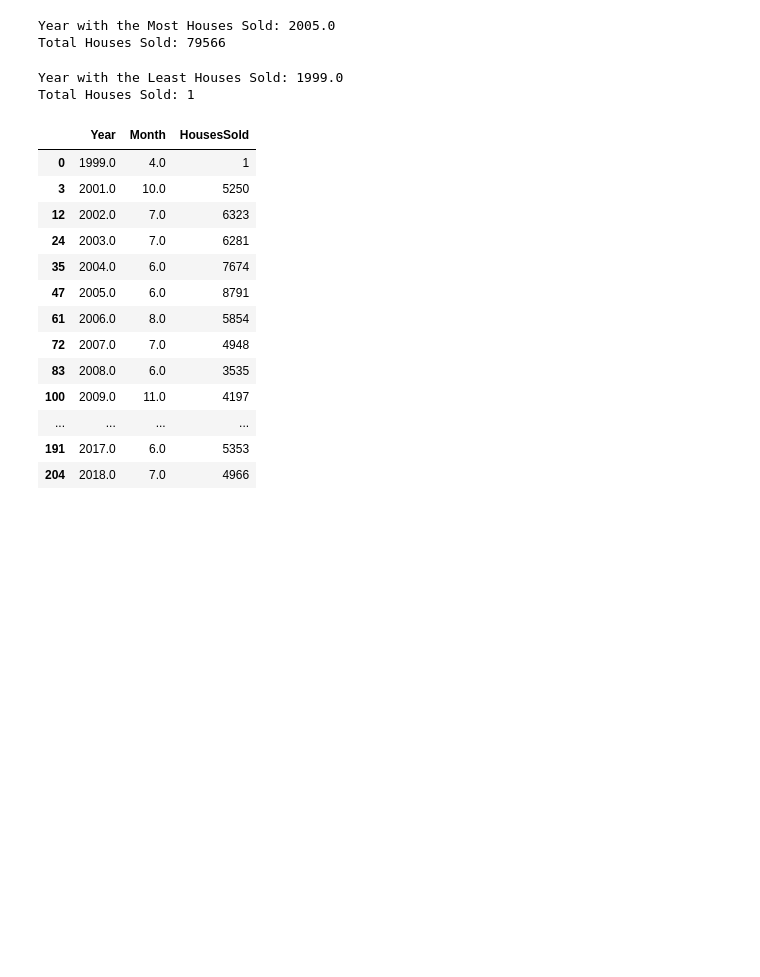
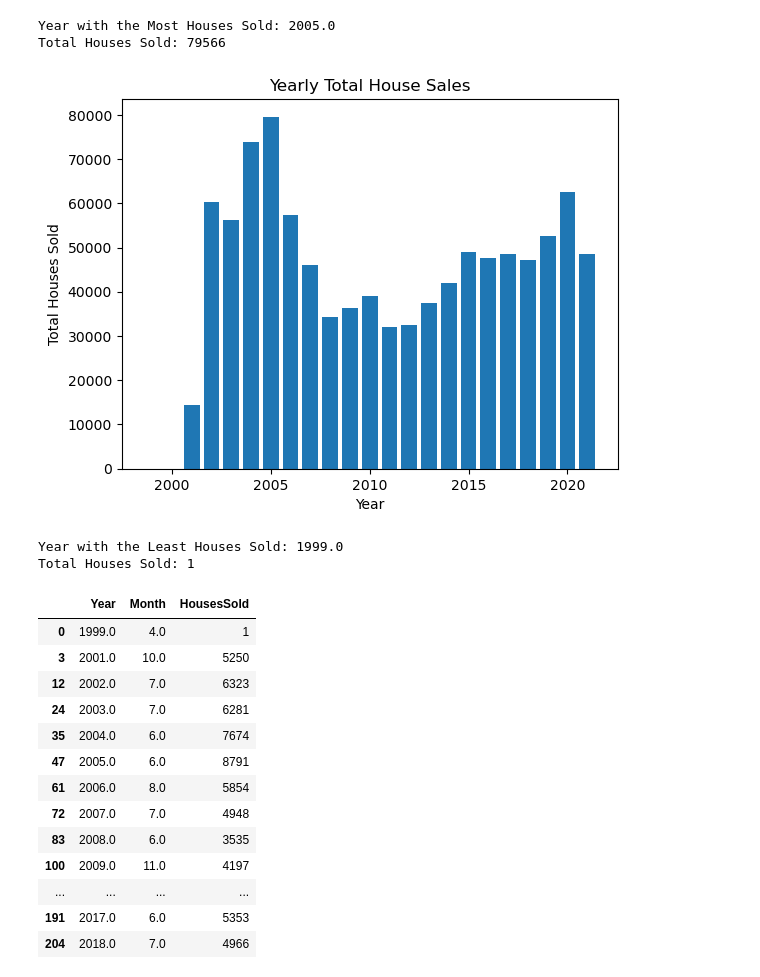
Before and after one commit to alenak2610/RE-market-CT, a Jupyter notebook: All Workbooks/final_proj.ipynb, the cells around one changed output. Drawn from its saved outputs; the diff is of its cells as text; code cells hidden in the pictures; blank space fills up the shorter version.

```diff
--- a/All Workbooks/final_proj.ipynb
+++ b/All Workbooks/final_proj.ipynb
@@ -103,6 +138,14 @@ print("Total Houses Sold:", most_sold_year.iloc[0])
 # %% [output]
 Year with the Most Houses Sold: 2005.0
 Total Houses Sold: 79566
+# %%
+plt.bar(yearly_sales.index, yearly_sales.values)
+plt.title("Yearly Total House Sales")
+plt.xlabel("Year")
+plt.ylabel("Total Houses Sold")
+plt.show()
+# %% [output]
+[figure, added]
 # %%
 # Find the year with the least houses sold
 least_sold_year = yearly_sales.nsmallest(1)
```
Also changed, not shown: parts of 21 cells of this notebook, 2 other files.
